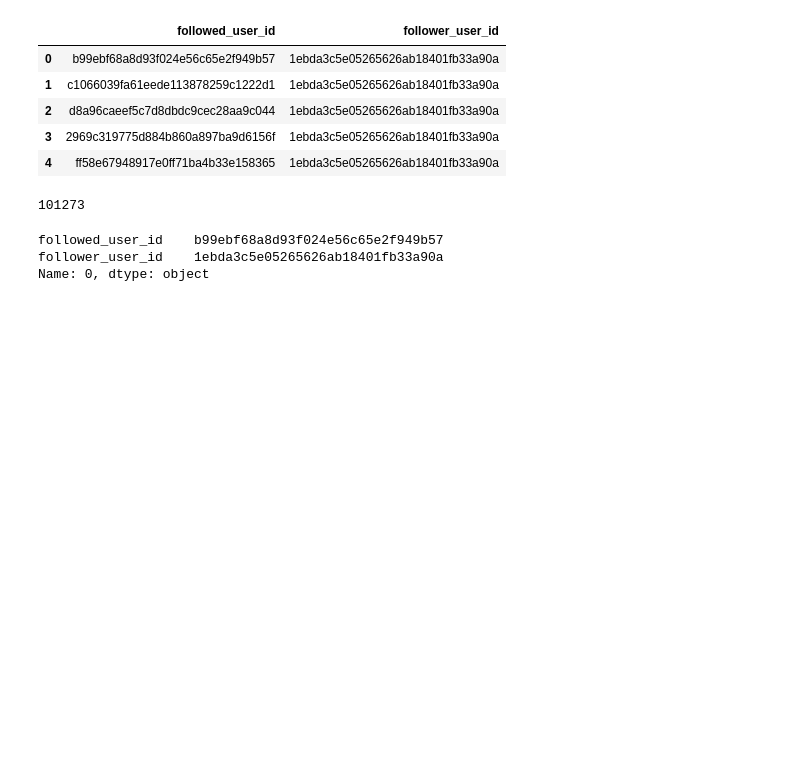
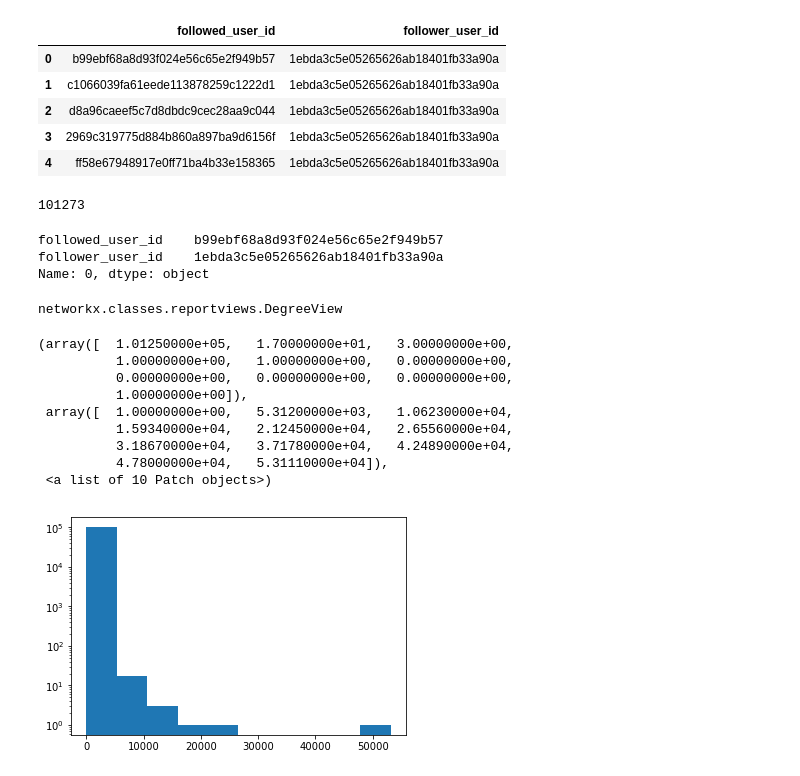
Before and after one commit to AWehenkel/NTDS-Project, a Jupyter notebook: Untitled.ipynb, the cells around one changed output. Saved outputs shown, nothing was run; the diff lists cells and outputs as text; code cells hidden in the pictures; blank space fills up the shorter version.

```diff
--- a/Untitled.ipynb
+++ b/Untitled.ipynb
@@ -23,7 +26,7 @@ data.head(5)
 | 3 | 8940ff2e8e38c8f1a4676e09d152c0cd | b1c81a51f5286d70e5820ecb85aeba96 | The Mills Brothers | I Got Her Off My Hands | 2011-08-26 | NaN | spotify:track:096elxAmYuyAFJKPLrS5oY |
 | 4 | 4020b45a4c6d5515a3b62c489e169828 | 4fdc0257bc476bffd3e73564ecaa75e0 | Various | Zum Volksfest | 2011-08-26 | NaN | NaN |
 # %%
-net = pd.read_csv('followers.tsv',error_bad_lines=False,sep='\t',encoding='utf-8')
+net = pd.read_csv('archive/followers.tsv',error_bad_lines=False,sep='\t',encoding='utf-8')
 # %%
 len(net['followed_user_id'].unique())
 # %% [output]
@@ -67,3 +70,23 @@ Name: 0, dtype: object
 # %%
 for i in tqdm(range(len(net))):
     G.add_edge(net['followed_user_id'].iloc[i],net['follower_user_id'].iloc[i])
+# %%
+type(nx.degree(G))
+#degrees = nx.degree(G).values()
+# %% [output]
+networkx.classes.reportviews.DegreeView
+# %%
+degrees = np.array(list(dict(nx.degree(G)).values()))
+# %%
+plt.hist(degrees, log=True)
+# %% [output]
+(array([  1.01250000e+05,   1.70000000e+01,   3.00000000e+00,
+          1.00000000e+00,   1.00000000e+00,   0.00000000e+00,
+          0.00000000e+00,   0.00000000e+00,   0.00000000e+00,
+          1.00000000e+00]),
+ array([  1.00000000e+00,   5.31200000e+03,   1.06230000e+04,
+          1.59340000e+04,   2.12450000e+04,   2.65560000e+04,
+          3.18670000e+04,   3.71780000e+04,   4.24890000e+04,
+          4.78000000e+04,   5.31110000e+04]),
+ <a list of 10 Patch objects>)
+[figure, added]
```
Also changed, not shown: parts of 7 cells of this notebook, 1 other file.
